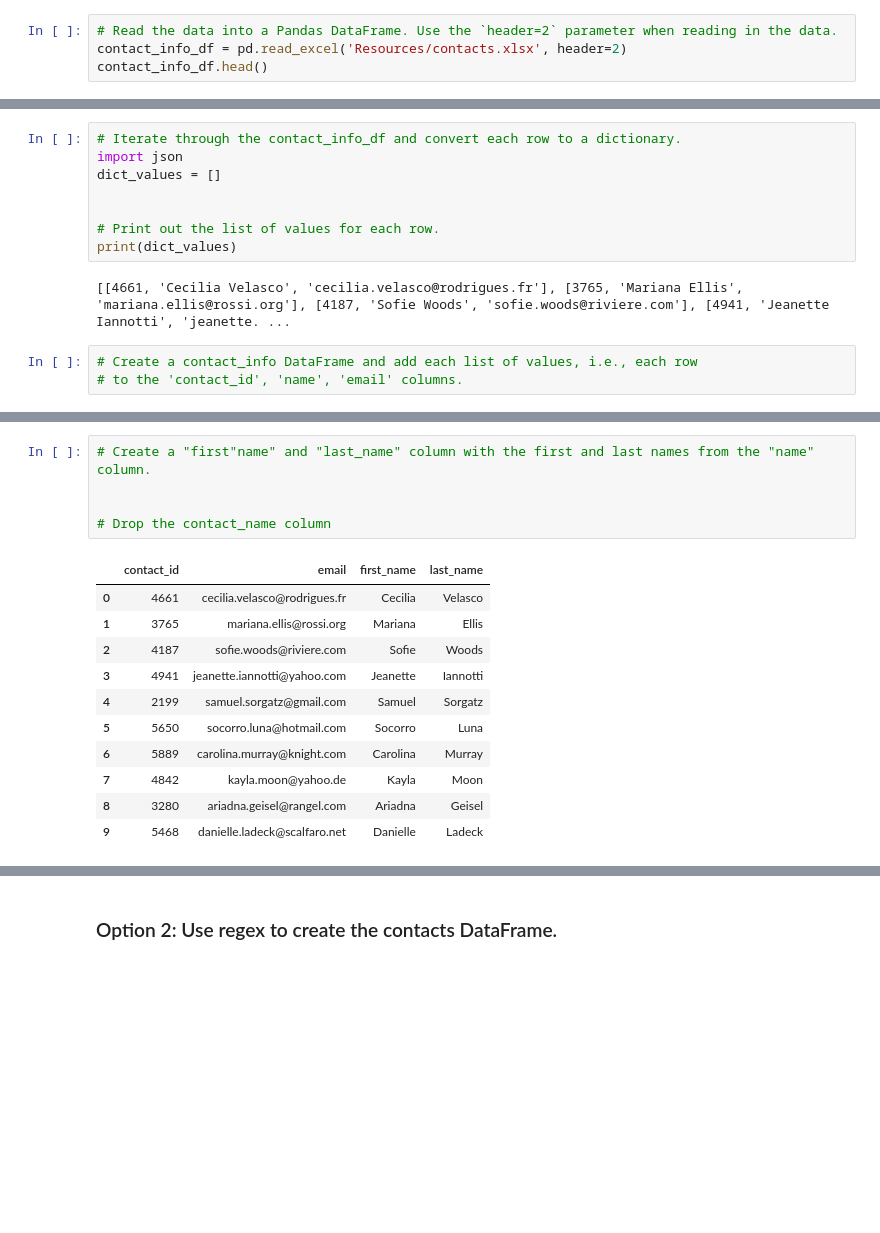
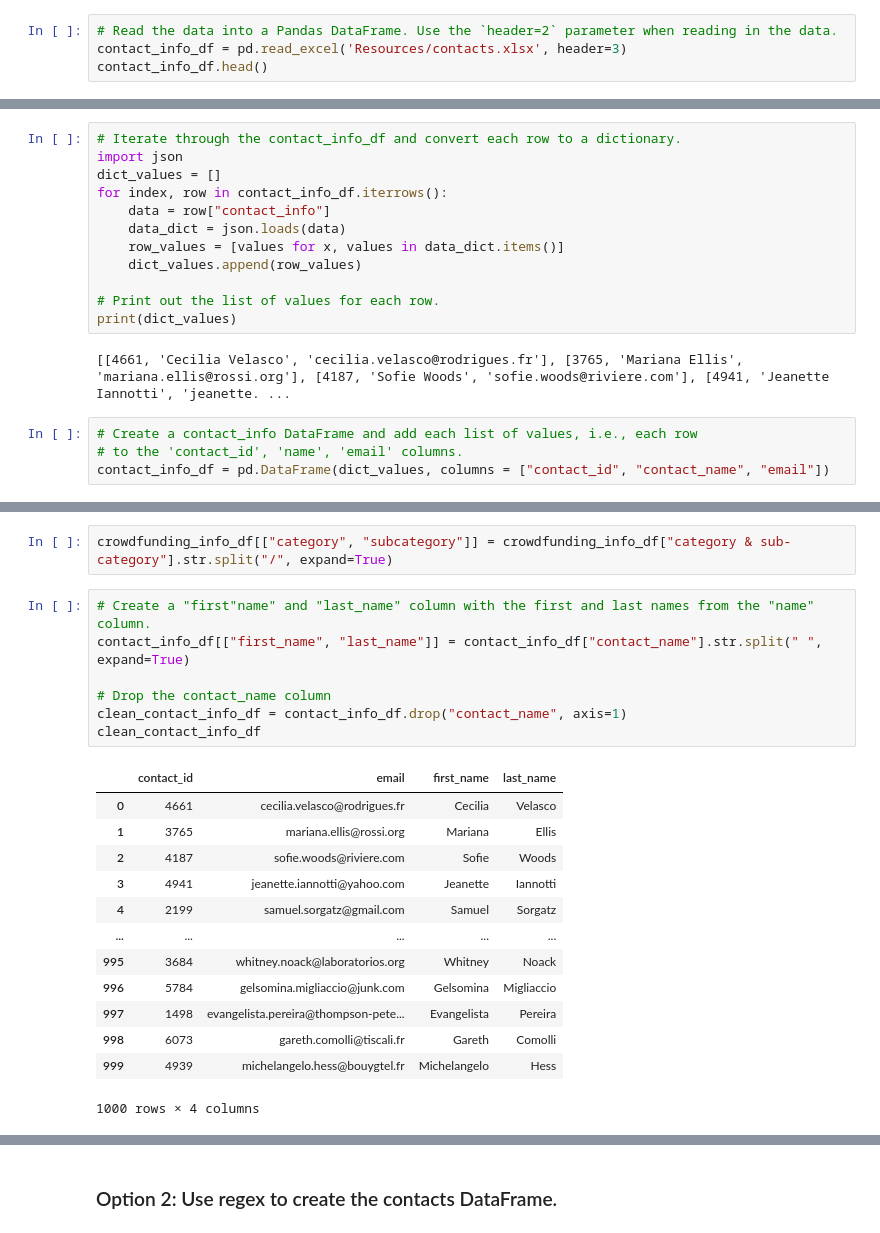
Before and after one commit to andymatsuura/crowdfunding_etl, a Jupyter notebook: ETL_Mini_Project_AMatsuura.ipynb, the cells around one changed output, grey strips where cells are left out. Saved outputs shown, nothing was run; the diff lists cells and outputs as text; blank space fills up the shorter version.

Commit message:
add contacts csv

```diff
--- a/ETL_Mini_Project_AMatsuura.ipynb
+++ b/ETL_Mini_Project_AMatsuura.ipynb
@@ -279,7 +279,7 @@ campaign_cleaned.to_csv("Resources/campaign.csv", index=False)
 ### Extract the contacts.xlsx Data.
 # %%
 # Read the data into a Pandas DataFrame. Use the `header=2` parameter when reading in the data.
-contact_info_df = pd.read_excel('Resources/contacts.xlsx', header=2)
+contact_info_df = pd.read_excel('Resources/contacts.xlsx', header=3)
 contact_info_df.head()
 # %% [output]
 |  | contact_info |
@@ -304,7 +304,11 @@ Then export the DataFrame as a `contacts.csv` CSV file.
 # Iterate through the contact_info_df and convert each row to a dictionary.
 import json
 dict_values = []
-
+for index, row in contact_info_df.iterrows():
+    data = row["contact_info"]
+    data_dict = json.loads(data)
+    row_values = [values for x, values in data_dict.items()]
+    dict_values.append(row_values)
 
 # Print out the list of values for each row.
 print(dict_values)
@@ -313,3 +317,4 @@ print(dict_values)
 # %%
 # Create a contact_info DataFrame and add each list of values, i.e., each row
 # to the 'contact_id', 'name', 'email' columns.
+contact_info_df = pd.DataFrame(dict_values, columns = ["contact_id", "contact_name", "email"])
@@ -334,21 +333,27 @@ Data columns (total 3 columns):
 dtypes: int64(1), object(2)
 memory usage: 23.6+ KB
+# %%
+crowdfunding_info_df[["category", "subcategory"]] = crowdfunding_info_df["category & sub-category"].str.split("/", expand=True)
 # %%
 # Create a "first"name" and "last_name" column with the first and last names from the "name" column.
-
+contact_info_df[["first_name", "last_name"]] = contact_info_df["contact_name"].str.split(" ", expand=True)
 
 # Drop the contact_name column
+clean_contact_info_df = contact_info_df.drop("contact_name", axis=1)
+clean_contact_info_df
 # %% [output]
 |  | contact_id | email | first_name | last_name |
 | 0 | 4661 | cecilia.velasco@rodrigues.fr | Cecilia | Velasco |
 | 1 | 3765 | mariana.ellis@rossi.org | Mariana | Ellis |
 | 2 | 4187 | sofie.woods@riviere.com | Sofie | Woods |
 | 3 | 4941 | jeanette.iannotti@yahoo.com | Jeanette | Iannotti |
 | 4 | 2199 | samuel.sorgatz@gmail.com | Samuel | Sorgatz |
-| 5 | 5650 | socorro.luna@hotmail.com | Socorro | Luna |
-| 6 | 5889 | carolina.murray@knight.com | Carolina | Murray |
-| 7 | 4842 | kayla.moon@yahoo.de | Kayla | Moon |
-| 8 | 3280 | ariadna.geisel@rangel.com | Ariadna | Geisel |
-| 9 | 5468 | danielle.ladeck@scalfaro.net | Danielle | Ladeck |
+| ... | ... | ... | ... | ... |
+| 995 | 3684 | whitney.noack@laboratorios.org | Whitney | Noack |
+| 996 | 5784 | gelsomina.migliaccio@junk.com | Gelsomina | Migliaccio |
+| 997 | 1498 | evangelista.pereira@thompson-pete... | Evangelista | Pereira |
+| 998 | 6073 | gareth.comolli@tiscali.fr | Gareth | Comolli |
+| 999 | 4939 | michelangelo.hess@bouygtel.fr | Michelangelo | Hess |
+1000 rows × 4 columns
 # %%
 # Reorder the columns
```
Also changed, not shown: parts of 5 cells of this notebook, 1 other file.
